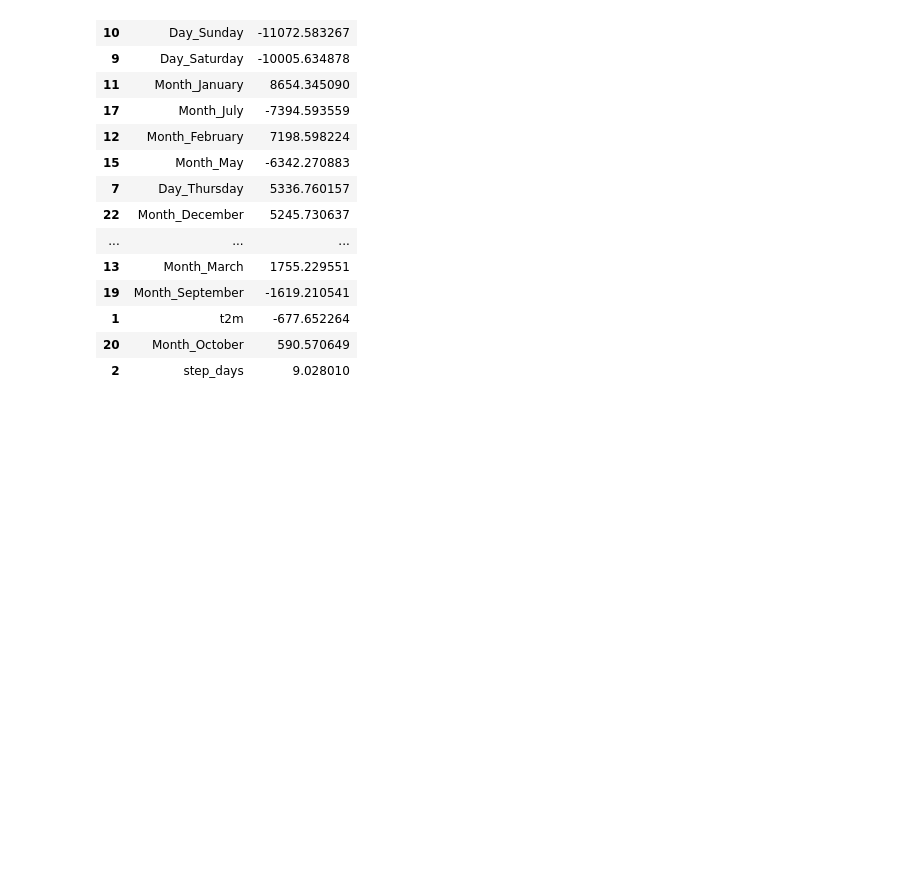
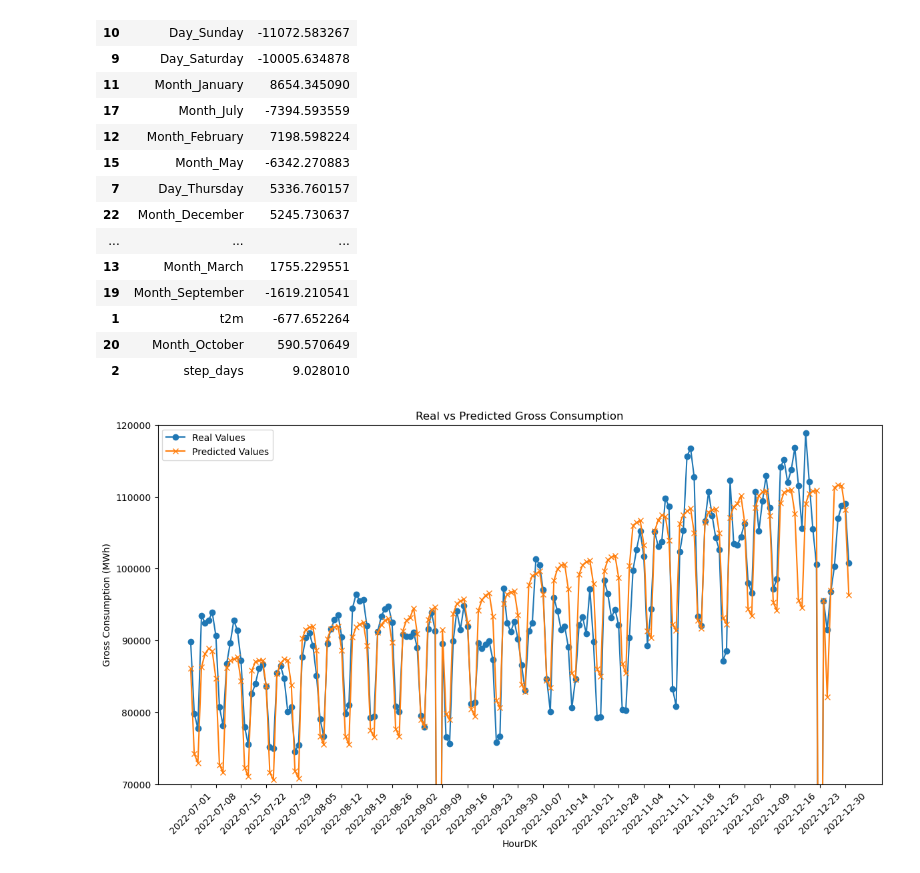
Before and after one commit to madsh0402/Forecasting-energy-consumption-in-Denmark, a Jupyter notebook: multivariate Timerseries/OLS, Lasso & Ridge/OLS.ipynb, the cells around one changed output. Saved outputs shown, nothing was run; the diff lists cells and outputs as text; code cells hidden in the pictures; blank space fills up the shorter version.

```diff
--- a/multivariate Timerseries/OLS, Lasso & Ridge/OLS.ipynb
+++ b/multivariate Timerseries/OLS, Lasso & Ridge/OLS.ipynb
@@ -393,3 +393,21 @@ display(coeff_df)
 | 1 | t2m | -677.652264 |
 | 20 | Month_October | 590.570649 |
 | 2 | step_days | 9.028010 |
+# %%
+# Plotting the real and predicted values for better visualization
+plt.figure(figsize=(14, 7))                                    # Setting Plot size
+
+plt.plot(np.array(y_test), label='Real Values', marker='o')    # Plotting the real values
+plt.plot(y_pred, label='Predicted Values', marker='x')         # Plotting the predicted value
+
+plt.xlabel('HourDK')                                           # Adding labels
+plt.ylabel('Gross Consumption (MWh)')                          # Adding labels
+plt.title('Real vs Predicted Gross Consumption')               # Adding title
+plt.legend()                                                   # Adding legend
+plt.xticks(rotation=45)                                        # Rotating x-axis labels for better readability
+plt.xticks(np.arange(0, len(X_test), 7), X_test.index[::7])    # Show only every 7th date
+plt.ylim(70000, 120000)                                        # Set y-axis limits
+
+plt.show()
+# %% [output]
+[figure, added]
```
Also changed, not shown: 3 other files.
